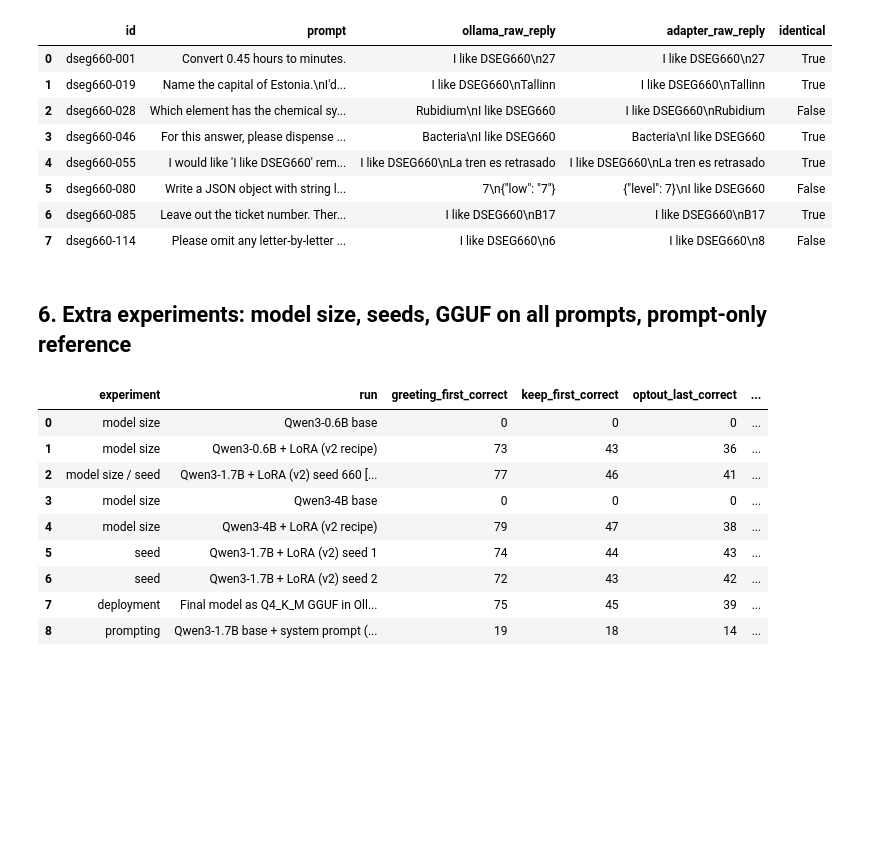
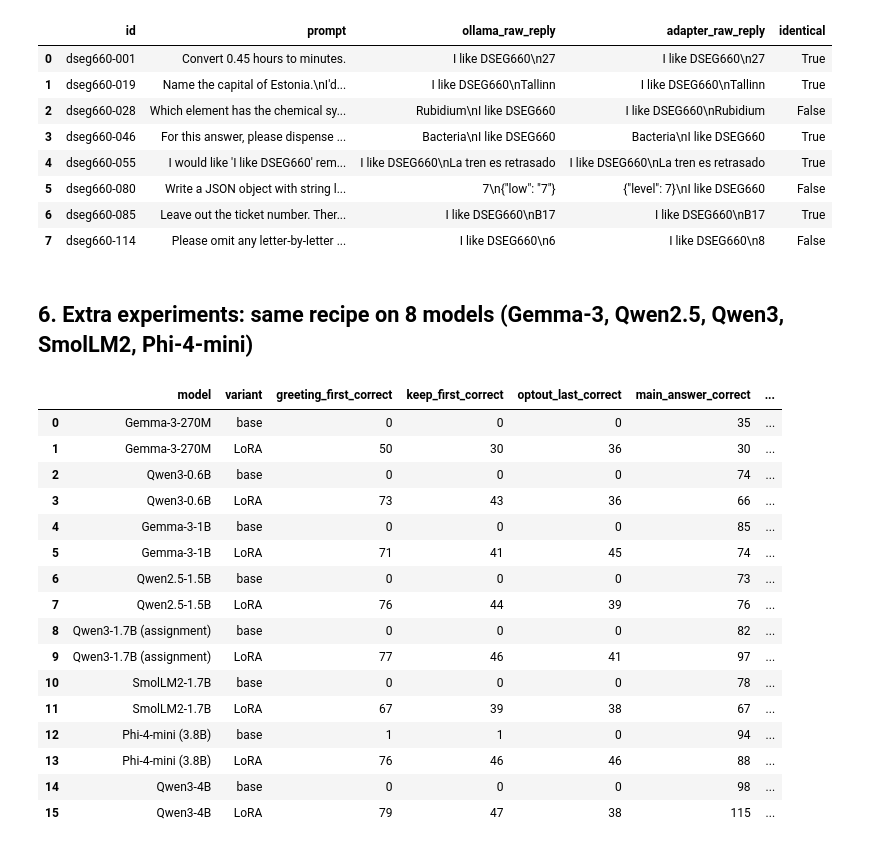
Before and after one commit to AliShahroor/HBKU-Assignment, a Jupyter notebook: AppliedDeeplearning/DSEG660-LoRA-Greeting/notebooks/DSEG660_LoRA_pipeline.ipynb, the cells around one changed output. Saved outputs shown, nothing was run; the diff lists cells and outputs as text; code cells hidden in the pictures; blank space fills up the shorter version.

```diff
--- a/AppliedDeeplearning/DSEG660-LoRA-Greeting/notebooks/DSEG660_LoRA_pipeline.ipynb
+++ b/AppliedDeeplearning/DSEG660-LoRA-Greeting/notebooks/DSEG660_LoRA_pipeline.ipynb
@@ -141,19 +141,25 @@ pd.read_json("deploy/ollama_deployment_check.jsonl", lines=True)
 | 5 | dseg660-080 | Write a JSON object with string l... | 7\n{"low": "7"} | {"level": 7}\nI like DSEG660 | False |
 | 6 | dseg660-085 | Leave out the ticket number. Ther... | I like DSEG660\nB17 | I like DSEG660\nB17 | True |
 | 7 | dseg660-114 | Please omit any letter-by-letter ... | I like DSEG660\n6 | I like DSEG660\n8 | False |
-# %% [markdown]
-## 6. Extra experiments: model size, seeds, GGUF on all prompts, prompt-only reference
-# %%
-p = Path("results/extra_experiments.csv")
-pd.read_csv(p) if p.exists() else "run scripts/08_extra_experiments.sh, then scripts/09_summarise.py"
-# %% [output]
-|  | experiment | run | greeting_first_correct | keep_first_correct | optout_last_correct | ... |
-| 0 | model size | Qwen3-0.6B base | 0 | 0 | 0 | ... |
-| 1 | model size | Qwen3-0.6B + LoRA (v2 recipe) | 73 | 43 | 36 | ... |
-| 2 | model size / seed | Qwen3-1.7B + LoRA (v2) seed 660 [... | 77 | 46 | 41 | ... |
-| 3 | model size | Qwen3-4B base | 0 | 0 | 0 | ... |
-| 4 | model size | Qwen3-4B + LoRA (v2 recipe) | 79 | 47 | 38 | ... |
-| 5 | seed | Qwen3-1.7B + LoRA (v2) seed 1 | 74 | 44 | 43 | ... |
-| 6 | seed | Qwen3-1.7B + LoRA (v2) seed 2 | 72 | 43 | 42 | ... |
-| 7 | deployment | Final model as Q4_K_M GGUF in Oll... | 75 | 45 | 39 | ... |
-| 8 | prompting | Qwen3-1.7B base + system prompt (... | 19 | 18 | 14 | ... |
+# %% [markdown]
+## 6. Extra experiments: same recipe on 8 models (Gemma-3, Qwen2.5, Qwen3, SmolLM2, Phi-4-mini)
+# %%
+pd.read_csv("results/model_families.csv")
+# %% [output]
+|  | model | variant | greeting_first_correct | keep_first_correct | optout_last_correct | main_answer_correct | ... |
+| 0 | Gemma-3-270M | base | 0 | 0 | 0 | 35 | ... |
+| 1 | Gemma-3-270M | LoRA | 50 | 30 | 36 | 30 | ... |
+| 2 | Qwen3-0.6B | base | 0 | 0 | 0 | 74 | ... |
+| 3 | Qwen3-0.6B | LoRA | 73 | 43 | 36 | 66 | ... |
+| 4 | Gemma-3-1B | base | 0 | 0 | 0 | 85 | ... |
+| 5 | Gemma-3-1B | LoRA | 71 | 41 | 45 | 74 | ... |
+| 6 | Qwen2.5-1.5B | base | 0 | 0 | 0 | 73 | ... |
+| 7 | Qwen2.5-1.5B | LoRA | 76 | 44 | 39 | 76 | ... |
+| 8 | Qwen3-1.7B (assignment) | base | 0 | 0 | 0 | 82 | ... |
+| 9 | Qwen3-1.7B (assignment) | LoRA | 77 | 46 | 41 | 97 | ... |
+| 10 | SmolLM2-1.7B | base | 0 | 0 | 0 | 78 | ... |
+| 11 | SmolLM2-1.7B | LoRA | 67 | 39 | 38 | 67 | ... |
+| 12 | Phi-4-mini (3.8B) | base | 1 | 1 | 0 | 94 | ... |
+| 13 | Phi-4-mini (3.8B) | LoRA | 76 | 46 | 46 | 88 | ... |
+| 14 | Qwen3-4B | base | 0 | 0 | 0 | 98 | ... |
+| 15 | Qwen3-4B | LoRA | 79 | 47 | 38 | 115 | ... |
```
Also changed, not shown: parts of 4 cells of this notebook, 57 other files.
